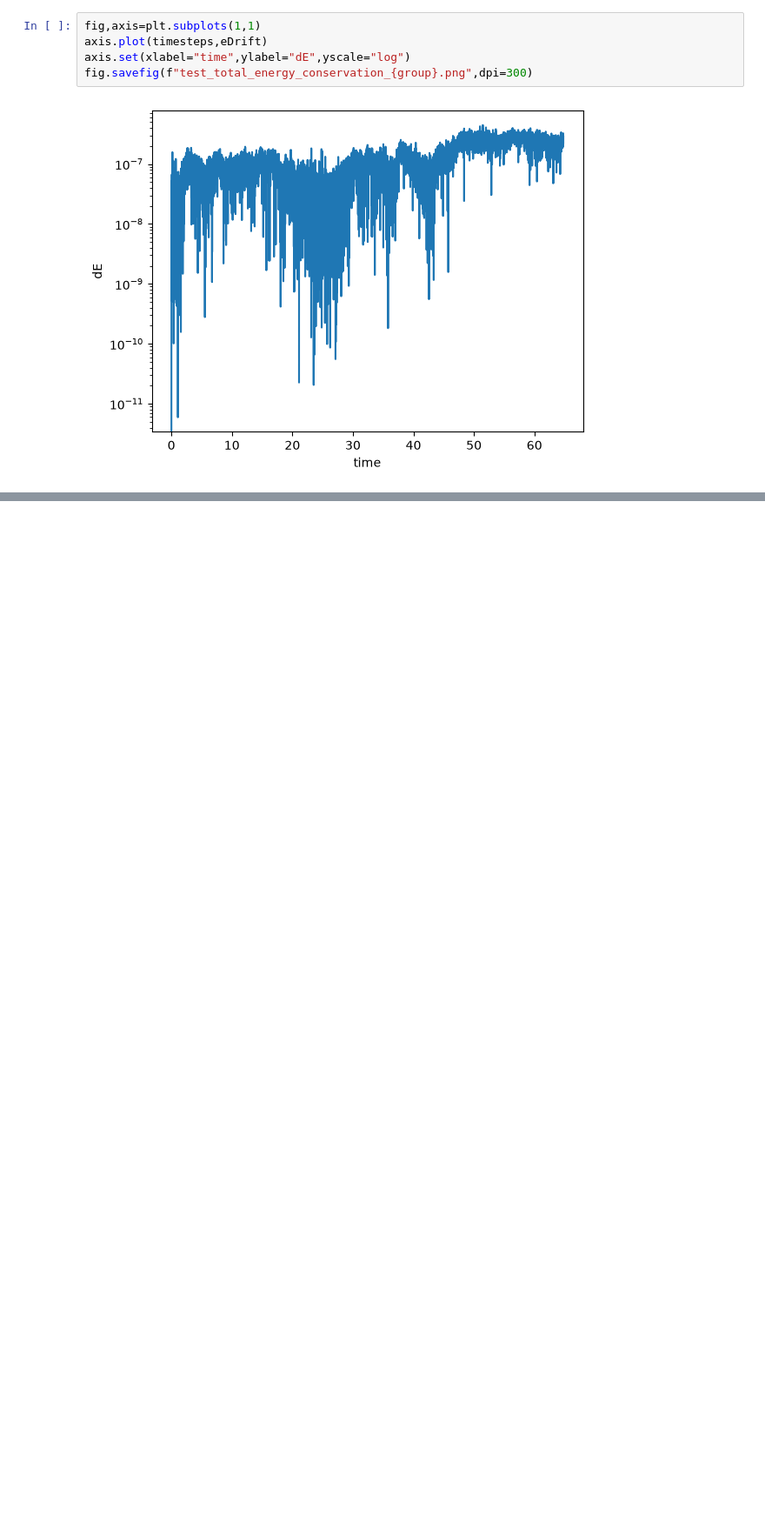
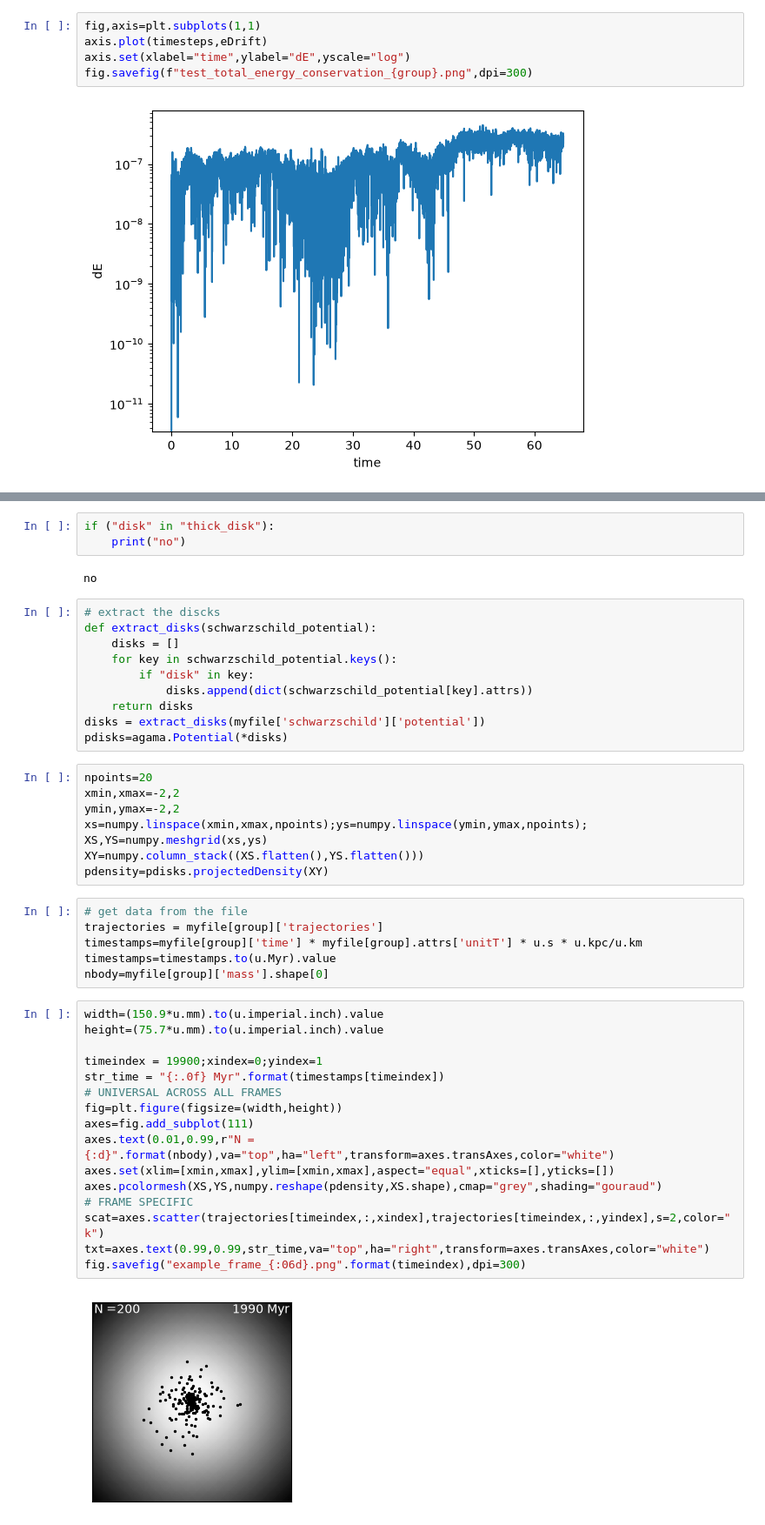
Before and after one commit to salvatore-ferrone/bar-dynamics, a Jupyter notebook: experiments/schwarzschild_sims/scrap.ipynb, the cells around one changed output, grey strips where cells are left out. Shown at 87% size. Cells and saved outputs as stored; diff of their text form; blank space fills up the shorter version.

```diff
--- a/experiments/schwarzschild_sims/scrap.ipynb
+++ b/experiments/schwarzschild_sims/scrap.ipynb
@@ -57,0 +68,47 @@ fig.savefig(f"test_total_energy_conservation_{group}.png",dpi=300)
+# %%
+if ("disk" in "thick_disk"):
+    print("no")
+# %% [output]
+no
+# %%
+# extract the discks
+def extract_disks(schwarzschild_potential):
+    disks = []
+    for key in schwarzschild_potential.keys():
+        if "disk" in key:
+            disks.append(dict(schwarzschild_potential[key].attrs))
+    return disks
+disks = extract_disks(myfile['schwarzschild']['potential'])
+pdisks=agama.Potential(*disks)
+# %%
+npoints=20
+xmin,xmax=-2,2
+ymin,ymax=-2,2
+xs=numpy.linspace(xmin,xmax,npoints);ys=numpy.linspace(ymin,ymax,npoints);
+XS,YS=numpy.meshgrid(xs,ys)
+XY=numpy.column_stack((XS.flatten(),YS.flatten()))
+pdensity=pdisks.projectedDensity(XY)
+# %%
+# get data from the file
+trajectories = myfile[group]['trajectories']
+timestamps=myfile[group]['time'] * myfile[group].attrs['unitT'] * u.s * u.kpc/u.km
+timestamps=timestamps.to(u.Myr).value
+nbody=myfile[group]['mass'].shape[0]
+# %%
+width=(150.9*u.mm).to(u.imperial.inch).value
+height=(75.7*u.mm).to(u.imperial.inch).value
+
+timeindex = 19900;xindex=0;yindex=1
+str_time = "{:.0f} Myr".format(timestamps[timeindex])
+# UNIVERSAL ACROSS ALL FRAMES
+fig=plt.figure(figsize=(width,height))
+axes=fig.add_subplot(111)
+axes.text(0.01,0.99,r"N ={:d}".format(nbody),va="top",ha="left",transform=axes.transAxes,color="white")
+axes.set(xlim=[xmin,xmax],ylim=[xmin,xmax],aspect="equal",xticks=[],yticks=[])
+axes.pcolormesh(XS,YS,numpy.reshape(pdensity,XS.shape),cmap="grey",shading="gouraud")
+# FRAME SPECIFIC
+scat=axes.scatter(trajectories[timeindex,:,xindex],trajectories[timeindex,:,yindex],s=2,color="k")
+txt=axes.text(0.99,0.99,str_time,va="top",ha="right",transform=axes.transAxes,color="white")
+fig.savefig("example_frame_{:06d}.png".format(timeindex),dpi=300)
+# %% [output]
+[figure, added]
```
Also changed, not shown: parts of 4 cells of this notebook, 6 other files.
